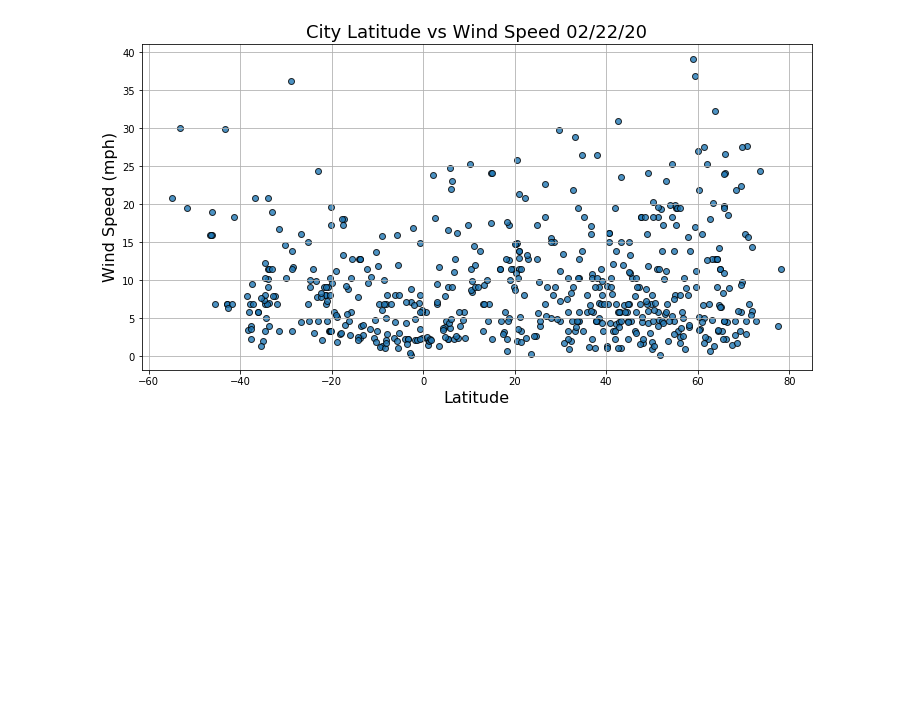
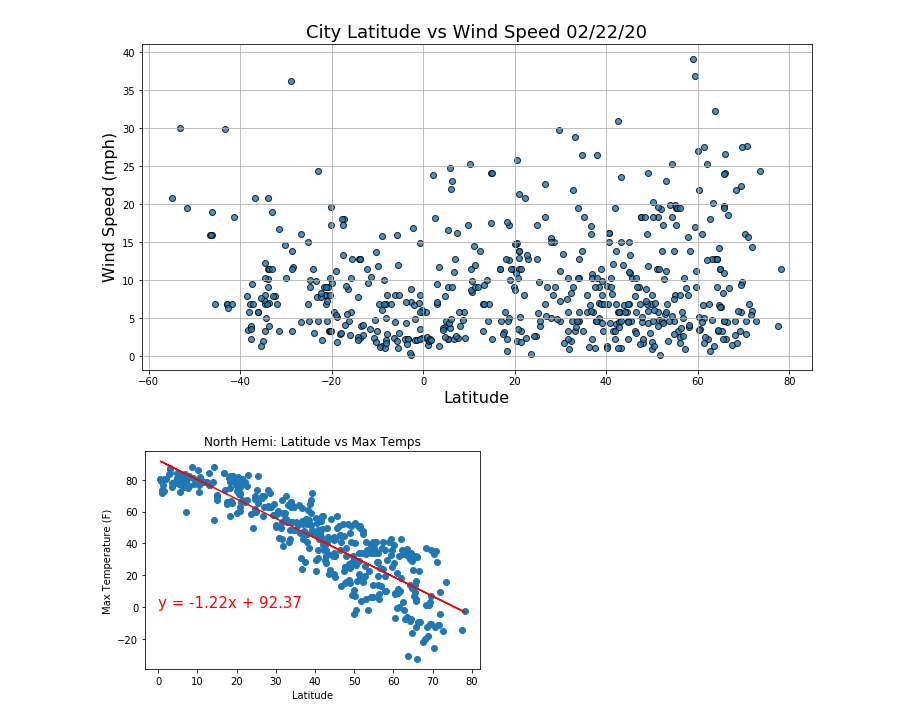
Before and after one commit to mattglibota/World_Weather_Analysis, a Jupyter notebook: WeatherPy.ipynb, the cells around one changed output. Saved outputs shown, nothing was run; the diff lists cells and outputs as text; code cells hidden in the pictures; blank space fills up the shorter version.

Commit message:
added linear regression hemis

```diff
--- a/WeatherPy.ipynb
+++ b/WeatherPy.ipynb
@@ -200,3 +203,35 @@ ax.grid(True)
 fig.savefig("weather_data/Fig4_latvswind.png")
 # %% [output]
 [figure]
+# %%
+#create a function to perform lin reg and then plot
+def plot_lin_reg(x_values, y_values, title, y_label, text_coord):
+    # Perform linear regression.
+    (slope, intercept, r_value, p_value, std_err) = linregress(x_values,
+                                                              y_values)
+    # Get the equation of the line.
+    line_eq = "y = " + str(round(slope,2)) + "x + " + str(round(intercept,2))
+
+    # Calculate the regression line "y values" from the slope and intercept.
+    regress_values = [(x * slope + intercept) for x in x_values]
+
+    # Create a scatter plot of the x and y values.
+    plt.scatter(x_values,y_values)
+    # Plot the regression line with the x-values and the y coordinates based on the intercept and slope.
+    plt.plot(x_values,regress_values,"r")
+    # Annotate the text for the line equation and add its coordinates.
+    plt.annotate(line_eq, text_coord, fontsize=15, color="red")
+    plt.xlabel('Latitude')
+    plt.ylabel(y_label)
+    plt.title(title)
+    plt.show()
+# %%
+#load data for northern hemisphere
+north_hemi_df = city_df[city_df["Lat"] >= 0]
+south_hemi_df = city_df[city_df["Lat"] < 0]
+# %%
+#create scatter plot for lin reg of north hemi temps
+plot_lin_reg(north_hemi_df["Lat"],north_hemi_df["Max Temp"],
+             "North Hemi: Latitude vs Max Temps","Max Temperature (F)",(0,0))
+# %% [output]
+[figure, added]
```
Also changed, not shown: parts of 8 cells of this notebook.
